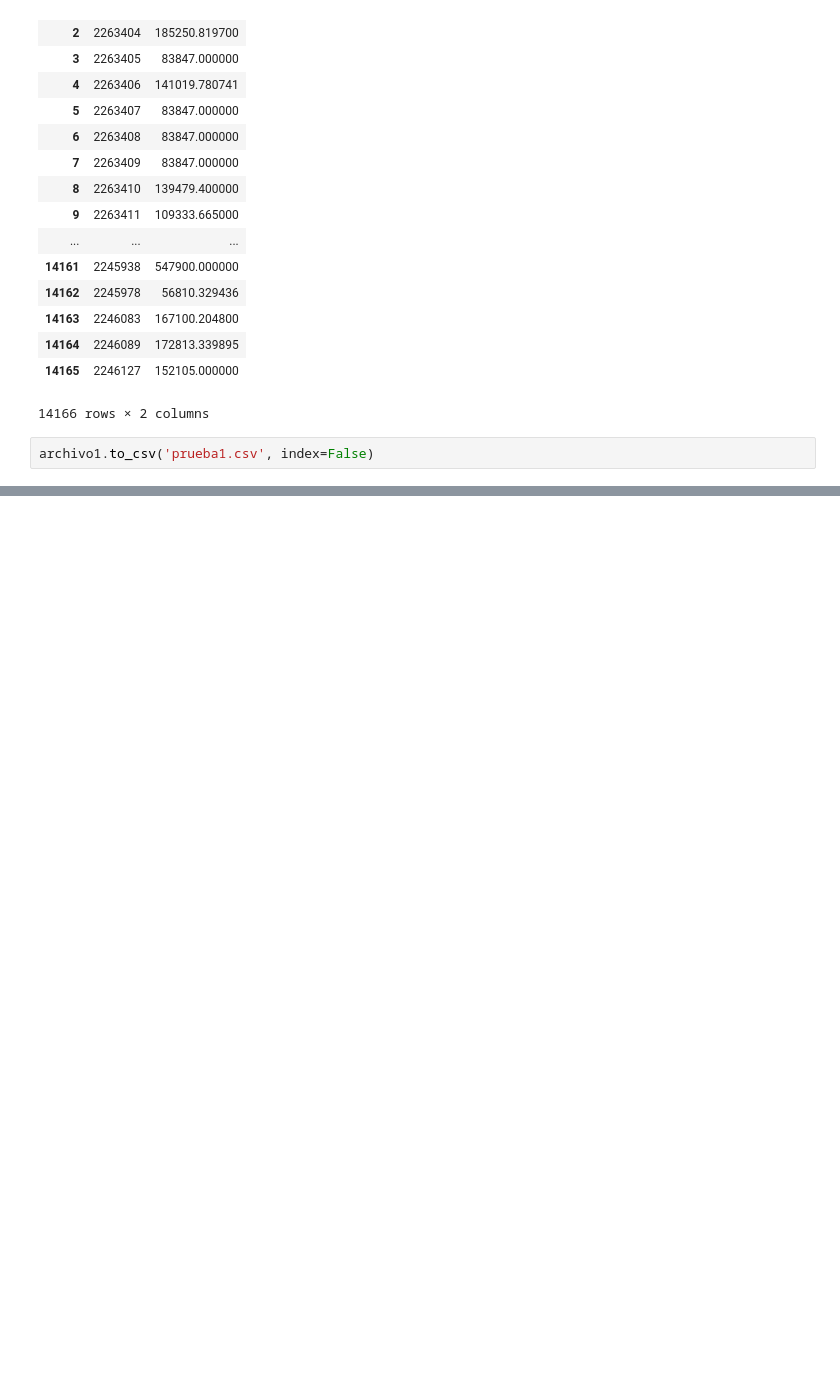
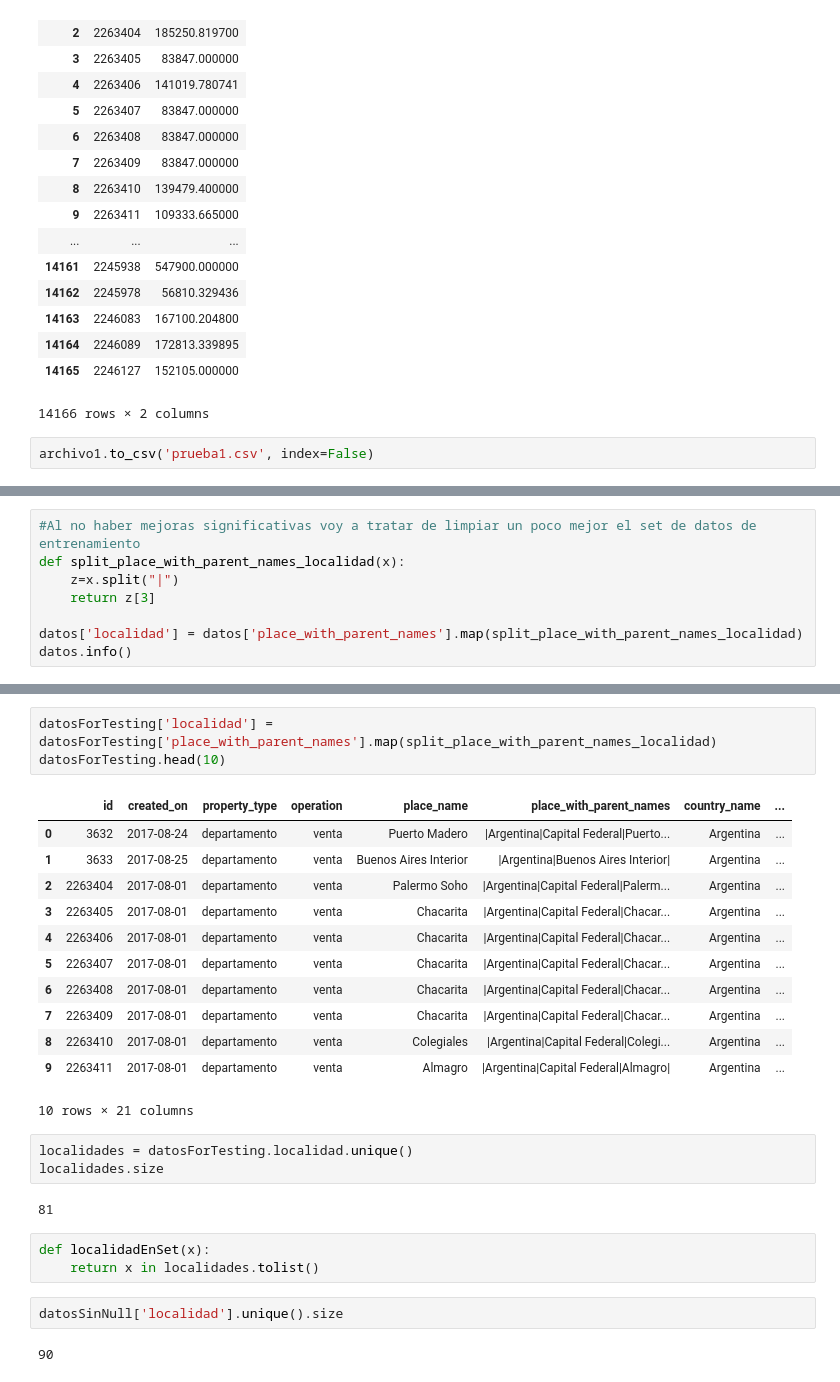
Before and after one commit to NicoGallegos/tpdatos, a Jupyter notebook: TP 2 2.0.ipynb, the cells around one changed output, grey strips where cells are left out. Drawn from its saved outputs; the diff is of its cells as text; blank space fills up the shorter version.

```diff
--- a/TP 2 2.0.ipynb
+++ b/TP 2 2.0.ipynb
@@ -566,0 +688,8 @@ print(model.predict(unoCualquiera))
+# %%
+#Al no haber mejoras significativas voy a tratar de limpiar un poco mejor el set de datos de entrenamiento
+def split_place_with_parent_names_localidad(x):
+    z=x.split("|")
+    return z[3]
+
+datos['localidad'] = datos['place_with_parent_names'].map(split_place_with_parent_names_localidad)
+datos.info()
@@ -566,0 +714,28 @@ print(model.predict(unoCualquiera))
+# %%
+datosForTesting['localidad'] = datosForTesting['place_with_parent_names'].map(split_place_with_parent_names_localidad)
+datosForTesting.head(10)
+# %% [output]
+|  | id | created_on | property_type | operation | place_name | place_with_parent_names | country_name | ... |
+| 0 | 3632 | 2017-08-24 | departamento | venta | Puerto Madero | |Argentina|Capital Federal|Puerto... | Argentina | ... |
+| 1 | 3633 | 2017-08-25 | departamento | venta | Buenos Aires Interior | |Argentina|Buenos Aires Interior| | Argentina | ... |
+| 2 | 2263404 | 2017-08-01 | departamento | venta | Palermo Soho | |Argentina|Capital Federal|Palerm... | Argentina | ... |
+| 3 | 2263405 | 2017-08-01 | departamento | venta | Chacarita | |Argentina|Capital Federal|Chacar... | Argentina | ... |
+| 4 | 2263406 | 2017-08-01 | departamento | venta | Chacarita | |Argentina|Capital Federal|Chacar... | Argentina | ... |
+| 5 | 2263407 | 2017-08-01 | departamento | venta | Chacarita | |Argentina|Capital Federal|Chacar... | Argentina | ... |
+| 6 | 2263408 | 2017-08-01 | departamento | venta | Chacarita | |Argentina|Capital Federal|Chacar... | Argentina | ... |
+| 7 | 2263409 | 2017-08-01 | departamento | venta | Chacarita | |Argentina|Capital Federal|Chacar... | Argentina | ... |
+| 8 | 2263410 | 2017-08-01 | departamento | venta | Colegiales | |Argentina|Capital Federal|Colegi... | Argentina | ... |
+| 9 | 2263411 | 2017-08-01 | departamento | venta | Almagro | |Argentina|Capital Federal|Almagro| | Argentina | ... |
+10 rows × 21 columns
+# %%
+localidades = datosForTesting.localidad.unique()
+localidades.size
+# %% [output]
+81
+# %%
+def localidadEnSet(x):
+    return x in localidades.tolist()
+# %%
+datosSinNull['localidad'].unique().size
+# %% [output]
+90
```
Also changed, not shown: parts of 39 cells of this notebook.
